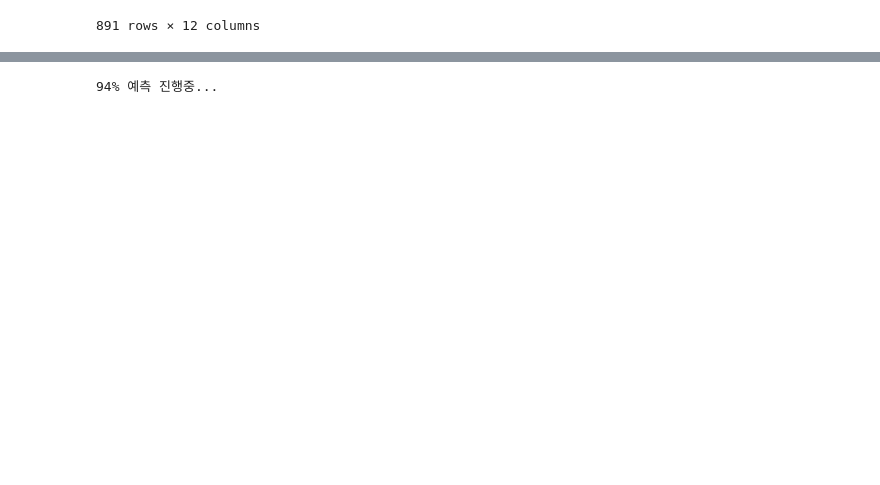
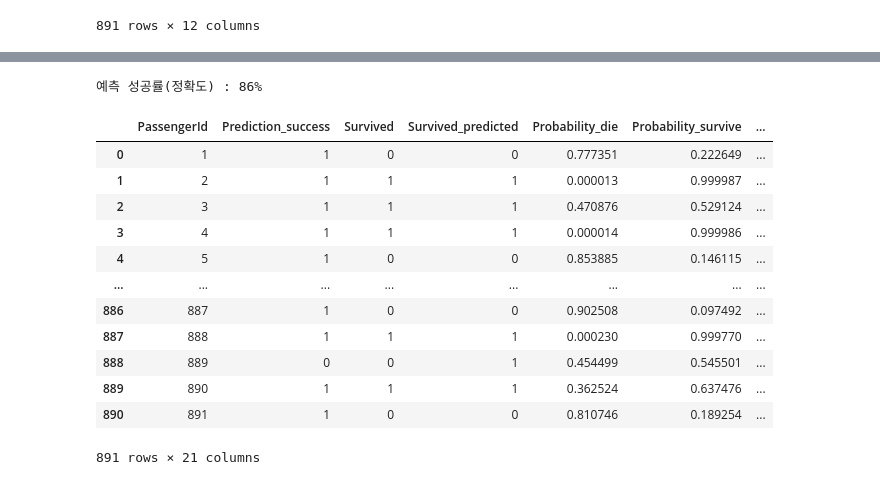
Before and after one commit to hrdkdh/kaggle, a Jupyter notebook: titanic/prediction_titanic_by_dnn.ipynb, the cells around one changed output, grey strips where cells are left out. Drawn from its saved outputs; the diff is of its cells as text; code cells hidden in the pictures; blank space fills up the shorter version.

```diff
--- a/titanic/prediction_titanic_by_dnn.ipynb
+++ b/titanic/prediction_titanic_by_dnn.ipynb
@@ -215,50 +218,69 @@ Epoch 30/30
 
 #train 데이터로 재예측
 test_df = pd.read_csv("train.csv")
-test_df = preProcessing(test_df, dropna=False, cate="compare")
+test_df = preProcessing(test_df, ageNaFill="mean", dropna=False, cate="compare")
 
 #모델 로드
 model_dir = ""
 model_trained = tf.keras.models.model_from_json(open(model_dir + "saved_dnn_model_json.json").read())
 model_trained.load_weights(model_dir + "saved_dnn_model_weights.h5")
+model_trained.compile(optimizer=tf.keras.optimizers.Adam(),
+            loss="sparse_categorical_crossentropy",
+            metrics=["accuracy"])
 model_trained_face_class_names_file = model_dir + "dnn_class_names.json"
 with open(model_trained_face_class_names_file, "r") as json_file:
     model_trained_face_class_names = json.load(json_file)
 
 test_df["Survived_predicted"] = 0
+test_df["Probability_die"] = 0.00
+test_df["Probability_survive"] = 0.00
 for i in range(len(test_df["PassengerId"])):
     if i > 0:
         print("{}% 예측 진행중...".format(math.ceil((i / len(test_df["PassengerId"]))*100)), end="\r")
     this_df = test_df.loc[i]
-    this_df_for_predict = this_df.drop({"PassengerId", "Survived", "Survived_predicted"}, axis=0)
+    this_df_for_predict = this_df.drop({"PassengerId", "Survived", "Survived_predicted", "Probability_die", "Probability_survive"}, axis=0)
     this_df_for_predict = this_df_for_predict.to_numpy().astype("float64").reshape(-1, 15, 1)
-    predicted_class = np.argmax(model.predict(this_df_for_predict), axis=-1)
-    class_no = str(predicted_class).replace("[", "").replace("]", "")
-#     print("결과 : {} / {}".format(model_trained_face_class_names[class_no], class_no))
-    test_df["Survived_predicted"].loc[i] = int(class_no)
+    this_predict = model_trained.predict(this_df_for_predict)
+    this_class_no = np.argmax(this_predict.flatten(), axis=-1)
+    test_df["Survived_predicted"].loc[i] = int(this_class_no)
+    test_df["Probability_die"].loc[i] = this_predict[0][0]
+    test_df["Probability_survive"].loc[i] = this_predict[0][1]
 
 test_df["Prediction_success"] = 0
-test_df = test_df[["PassengerId", "Prediction_success", "Survived", "Survived_predicted", "Age", "SibSp", "Fare", "Parch", "Embarked_C", "Embarked_Q", "Embarked_S", "Pclass_1st", "Pclass_2nd", "Pclass_3nd", "Sex_female", "Sex_male"]]
+test_df = test_df[["PassengerId", "Prediction_success", "Survived", "Survived_predicted", "Probability_die", "Probability_survive", "Age", "SibSp", "Fare", "Parch", "Embarked_C", "Embarked_Q", "Embarked_S", "Pclass_1st", "Pclass_2nd", "Pclass_3nd", "MissCate_Miss", "MissCate_Mrs", "MissCate_none", "Sex_female", "Sex_male"]]
 for i in range(len(test_df["PassengerId"])):
     if test_df["Survived"].loc[i] == test_df["Survived_predicted"].loc[i]:
         test_df["Prediction_success"].loc[i] = 1
 
 #예측 성공률
 success_ratio = int((test_df["Prediction_success"].sum()/len(test_df["PassengerId"]))*100)
 print("예측 성공률(정확도) : {}%".format(success_ratio))
 
 display(test_df)
 test_df.to_excel(
     "test_results.xlsx",
     sheet_name = "Sheet1",
     # na_rep = 'NaN',
 #     float_format = "%.2f",
     header = True,
     index = True,
     index_label = "id",
     startrow = 0,
     startcol = 0,
     freeze_panes = (1, 0)
 )
 # %% [output]
-94% 예측 진행중...
+예측 성공률(정확도) : 86%
+|  | PassengerId | Prediction_success | Survived | Survived_predicted | Probability_die | Probability_survive | ... |
+| 0 | 1 | 1 | 0 | 0 | 0.777351 | 0.222649 | ... |
+| 1 | 2 | 1 | 1 | 1 | 0.000013 | 0.999987 | ... |
+| 2 | 3 | 1 | 1 | 1 | 0.470876 | 0.529124 | ... |
+| 3 | 4 | 1 | 1 | 1 | 0.000014 | 0.999986 | ... |
+| 4 | 5 | 1 | 0 | 0 | 0.853885 | 0.146115 | ... |
+| ... | ... | ... | ... | ... | ... | ... | ... |
+| 886 | 887 | 1 | 0 | 0 | 0.902508 | 0.097492 | ... |
+| 887 | 888 | 1 | 1 | 1 | 0.000230 | 0.999770 | ... |
+| 888 | 889 | 0 | 0 | 1 | 0.454499 | 0.545501 | ... |
+| 889 | 890 | 1 | 1 | 1 | 0.362524 | 0.637476 | ... |
+| 890 | 891 | 1 | 0 | 0 | 0.810746 | 0.189254 | ... |
+891 rows × 21 columns
```
Also changed, not shown: parts of 6 cells of this notebook, 1 other file.
